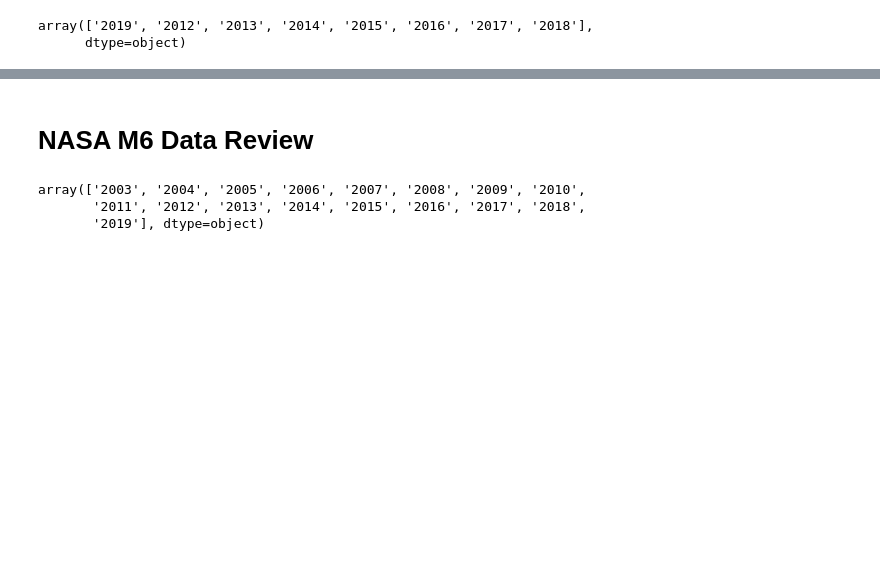
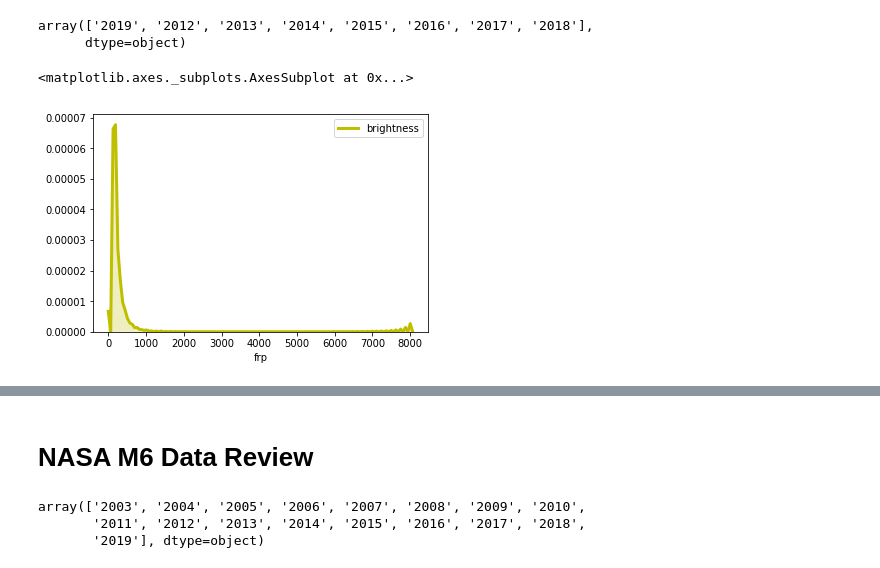
Before and after one commit to NahidGithub/Predicting-Wildfires, a Jupyter notebook: experimental code/NASA-HH.ipynb, the cells around one changed output, grey strips where cells are left out. Saved outputs shown, nothing was run; the diff lists cells and outputs as text; code cells hidden in the pictures; blank space fills up the shorter version.

```diff
--- a/experimental code/NASA-HH.ipynb
+++ b/experimental code/NASA-HH.ipynb
@@ -29,7 +39,7 @@ NASAV1combined.to_csv( "NASAV1combined.csv", index=False, encoding='utf-8-sig')
 # %%
 FRPdf = pd.read_csv('/Users/AlfHaugen/Python/Wildfire_Data/4 NASA/DL_Fire_V1_110068/fire_archive_V1_110068.csv')
 # %%
-NASA_V1 = pd.read_csv('/Users/AlfHaugen/Python/Wildfire_Data/4 NASA/DL_Fire_V1_110068/NASAV1combined.csv', dtype={"confidence": str, "type": str})
+NASA_V1 = pd.read_csv('/Users/AlfHaugen/Python/Wildfire_Data/4 NASA/DL_Fire_V1_110068/NASAV1combined.csv', dtype={"confidence": object, "type": object})
 # %%
 NASA_M6 = pd.read_csv('/Users/AlfHaugen/Python/Wildfire_Data/4 NASA/DL_FIRE_M6_110066/fire_archive_M6_110066.csv')
 # %%
@@ -75,0 +86,7 @@ array(['2019', '2012', '2013', '2014', '2015', '2016', '2017', '2018'],
+# %%
+sns.distplot(NASA_V1['frp'], hist = False, kde = True,
+                 kde_kws = {'shade': True, 'linewidth': 3, 'color': 'Y'},
+                  label = 'brightness')
+# %% [output]
+<matplotlib.axes._subplots.AxesSubplot at 0x...>
+[figure, added]
```
Also changed, not shown: parts of 18 cells of this notebook, 1 other file.
